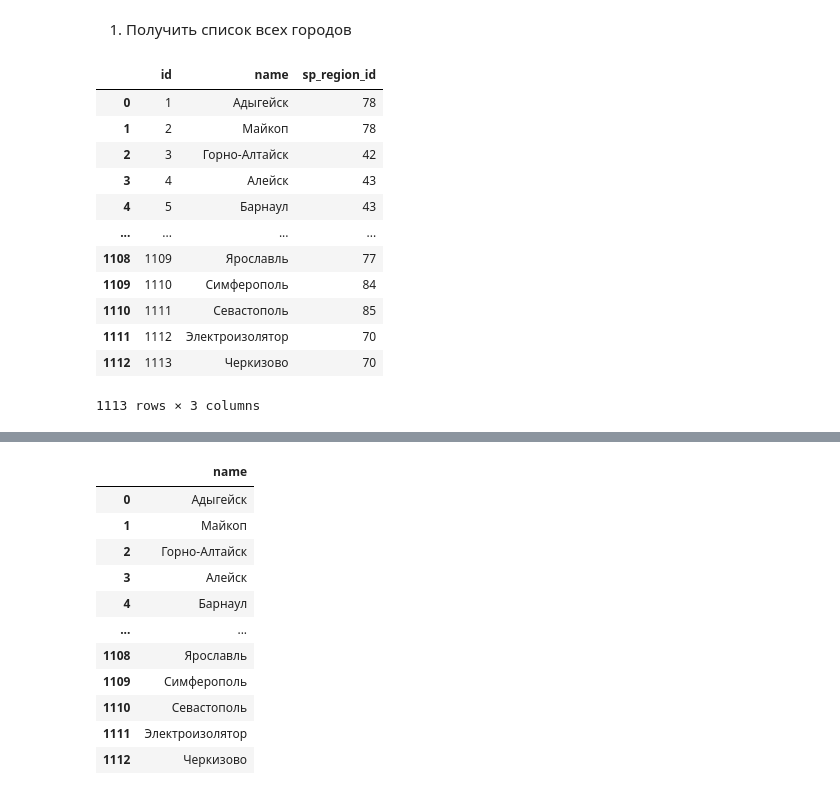
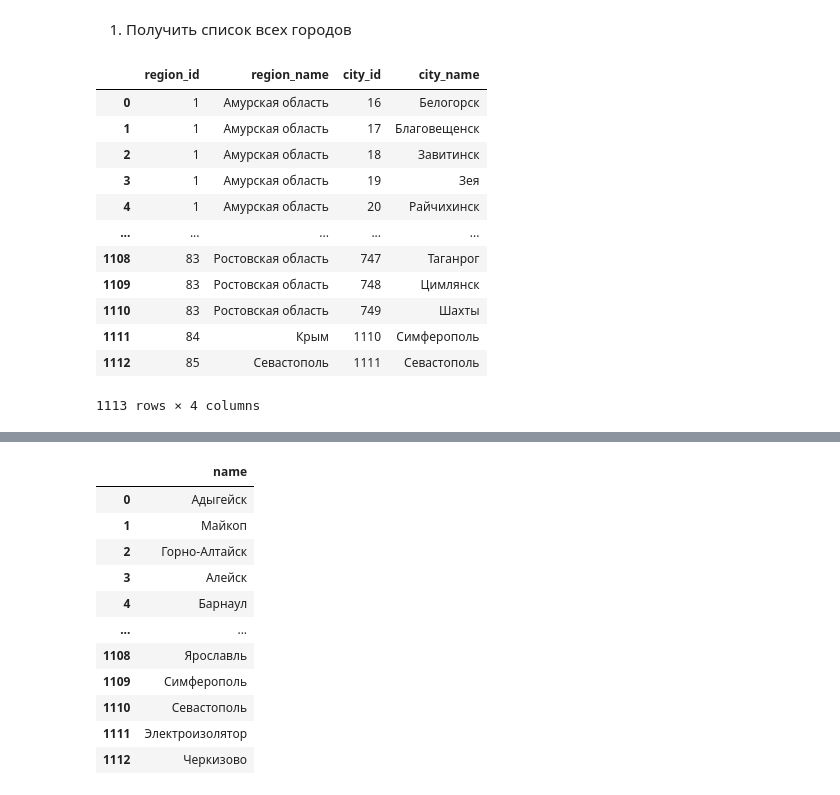
Before and after one commit to junaart/ForStudents, a Jupyter notebook: Big_Data/Lection_4/Work_with_nanoedu.ipynb, the cells around one changed output, grey strips where cells are left out. Drawn from its saved outputs; the diff is of its cells as text; code cells hidden in the pictures.

```diff
--- a/Big_Data/Lection_4/Work_with_nanoedu.ipynb
+++ b/Big_Data/Lection_4/Work_with_nanoedu.ipynb
@@ -13,9 +13,10 @@ def query_sql (db, query, visible = True):
     import numpy as np
     aa=np.array(rows)
     dd=pd.DataFrame(aa, columns=names)
-    display(dd)
   cursor.close()
   sqlite_connection.close()
+  if visible:
+    return dd
 # %%
 query_sql('nanoedu.db','SELECT name FROM sqlite_master WHERE type=\'table\';')
 # %% [output]
@@ -39,18 +56,25 @@ query_sql('nanoedu.db','SELECT name FROM sqlite_master WHERE type=\'table\';')
 # %% [markdown]
 1. Получить список всех городов
-# %%
-query_sql('nanoedu.db', 'SELECT * FROM sp_city;')
-# %% [output]
-|  | id | name | sp_region_id |
-| 0 | 1 | Адыгейск | 78 |
-| 1 | 2 | Майкоп | 78 |
-| 2 | 3 | Горно-Алтайск | 42 |
-| 3 | 4 | Алейск | 43 |
-| 4 | 5 | Барнаул | 43 |
-| ... | ... | ... | ... |
-| 1108 | 1109 | Ярославль | 77 |
-| 1109 | 1110 | Симферополь | 84 |
-| 1110 | 1111 | Севастополь | 85 |
-| 1111 | 1112 | Электроизолятор | 70 |
-| 1112 | 1113 | Черкизово | 70 |
-1113 rows × 3 columns
+# %%
+D = query_sql('nanoedu.db', '''
+SELECT sp_region.id as region_id, sp_region.name as region_name,
+       sp_city.id as city_id, sp_city.name as city_name FROM sp_region,sp_city
+where sp_region.id = sp_city.sp_region_id order by region_id
+'''
+)
+# %%
+D
+# %% [output]
+|  | region_id | region_name | city_id | city_name |
+| 0 | 1 | Амурская область | 16 | Белогорск |
+| 1 | 1 | Амурская область | 17 | Благовещенск |
+| 2 | 1 | Амурская область | 18 | Завитинск |
+| 3 | 1 | Амурская область | 19 | Зея |
+| 4 | 1 | Амурская область | 20 | Райчихинск |
+| ... | ... | ... | ... | ... |
+| 1108 | 83 | Ростовская область | 747 | Таганрог |
+| 1109 | 83 | Ростовская область | 748 | Цимлянск |
+| 1110 | 83 | Ростовская область | 749 | Шахты |
+| 1111 | 84 | Крым | 1110 | Симферополь |
+| 1112 | 85 | Севастополь | 1111 | Севастополь |
+1113 rows × 4 columns
```
Also changed, not shown: parts of 7 cells of this notebook.
